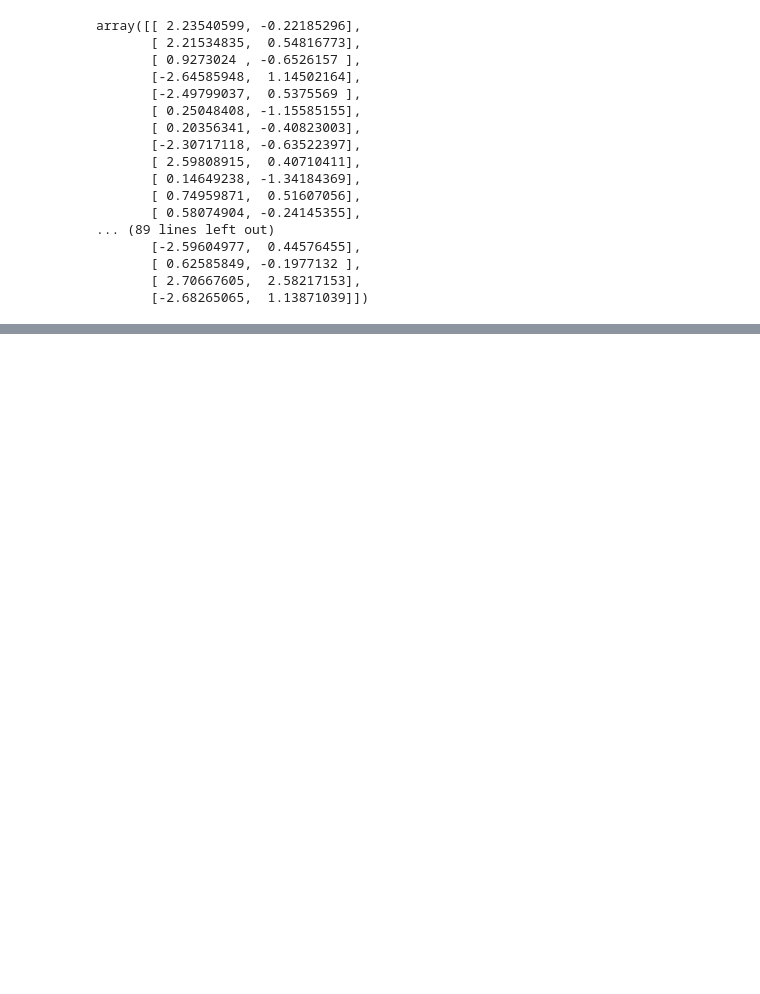
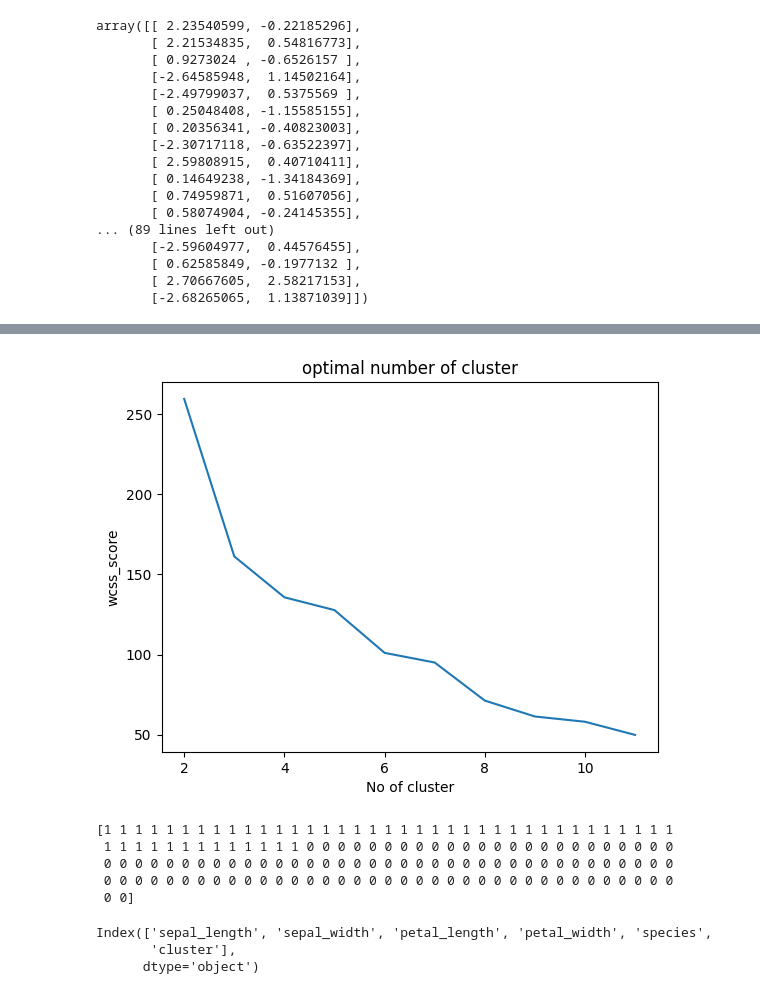
Before and after one commit to Avinash174/DataScience, a Jupyter notebook: personal_practice/ml_pr2.ipynb, the cells around one changed output, grey strips where cells are left out. Saved outputs shown, nothing was run; the diff lists cells and outputs as text; code cells hidden in the pictures; blank space fills up the shorter version.

```diff
--- a/personal_practice/ml_pr2.ipynb
+++ b/personal_practice/ml_pr2.ipynb
@@ -348,0 +370,9 @@ array([[ 2.23540599, -0.22185296],
+# %%
+from sklearn.cluster import KMeans
+wcss=[]
+
+for i in range(2,12):
+    Kmeans=KMeans(n_clusters=i,random_state=45)
+    Kmeans.fit(df_sc)
+    wcss.append(Kmeans.inertia_)
+wcss
@@ -348,0 +390,27 @@ array([[ 2.23540599, -0.22185296],
+# %%
+plt.plot(range(2,12),wcss)
+plt.xlabel("No of cluster")
+plt.ylabel("wcss_score")
+plt.title("optimal number of cluster")
+plt.tight_layout
+plt.show()
+# %% [output]
+[figure, added]
+# %%
+Kmeans=KMeans(2)
+Kmeans.fit(df_pca)
+print(Kmeans.labels_)
+
+df_sc['cluster']=Kmeans.labels_
+# %% [output]
+[1 1 1 1 1 1 1 1 1 1 1 1 1 1 1 1 1 1 1 1 1 1 1 1 1 1 1 1 1 1 1 1 1 1 1 1 1
+ 1 1 1 1 1 1 1 1 1 1 1 1 1 0 0 0 0 0 0 0 0 0 0 0 0 0 0 0 0 0 0 0 0 0 0 0 0
+ 0 0 0 0 0 0 0 0 0 0 0 0 0 0 0 0 0 0 0 0 0 0 0 0 0 0 0 0 0 0 0 0 0 0 0 0 0
+ 0 0 0 0 0 0 0 0 0 0 0 0 0 0 0 0 0 0 0 0 0 0 0 0 0 0 0 0 0 0 0 0 0 0 0 0 0
+ 0 0]
+# %%
+df_sc.columns
+# %% [output]
+Index(['sepal_length', 'sepal_width', 'petal_length', 'petal_width', 'species',
+       'cluster'],
+      dtype='object')
```
Also changed, not shown: parts of 15 cells of this notebook, 1 other file.
